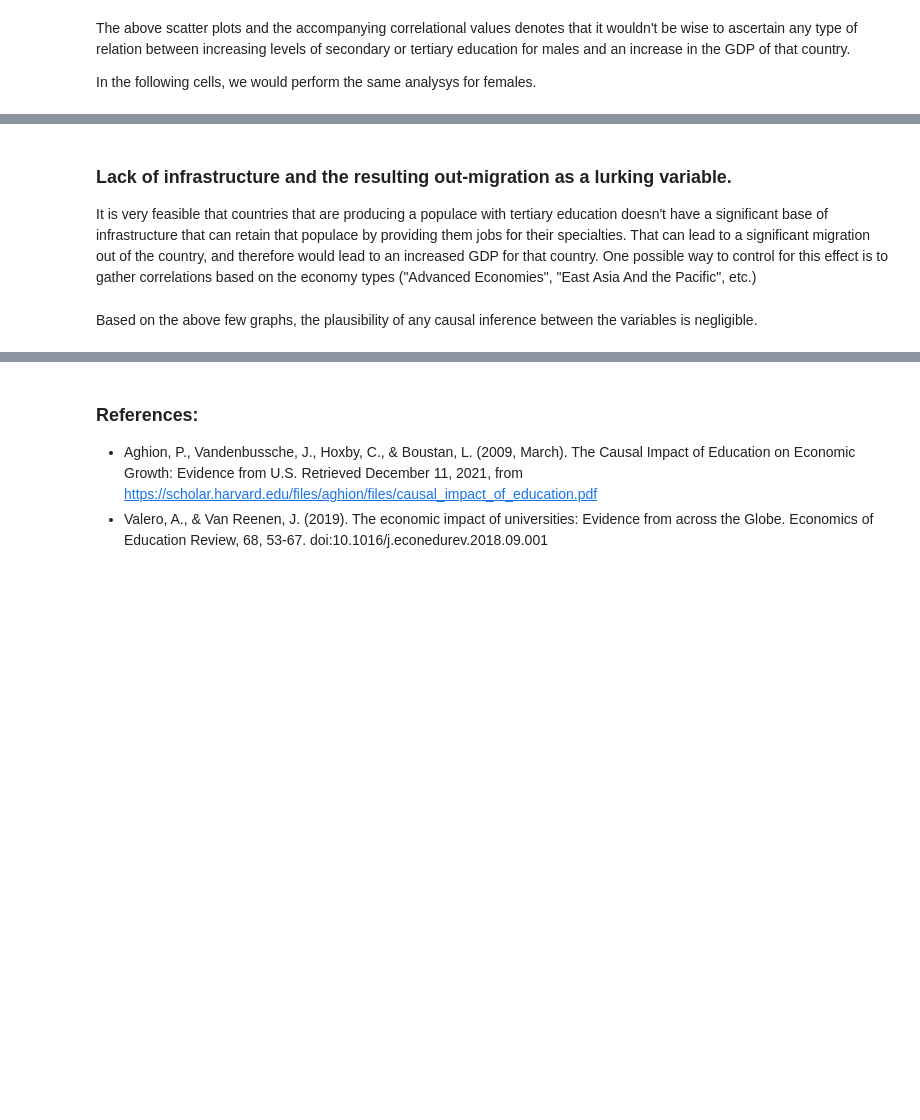
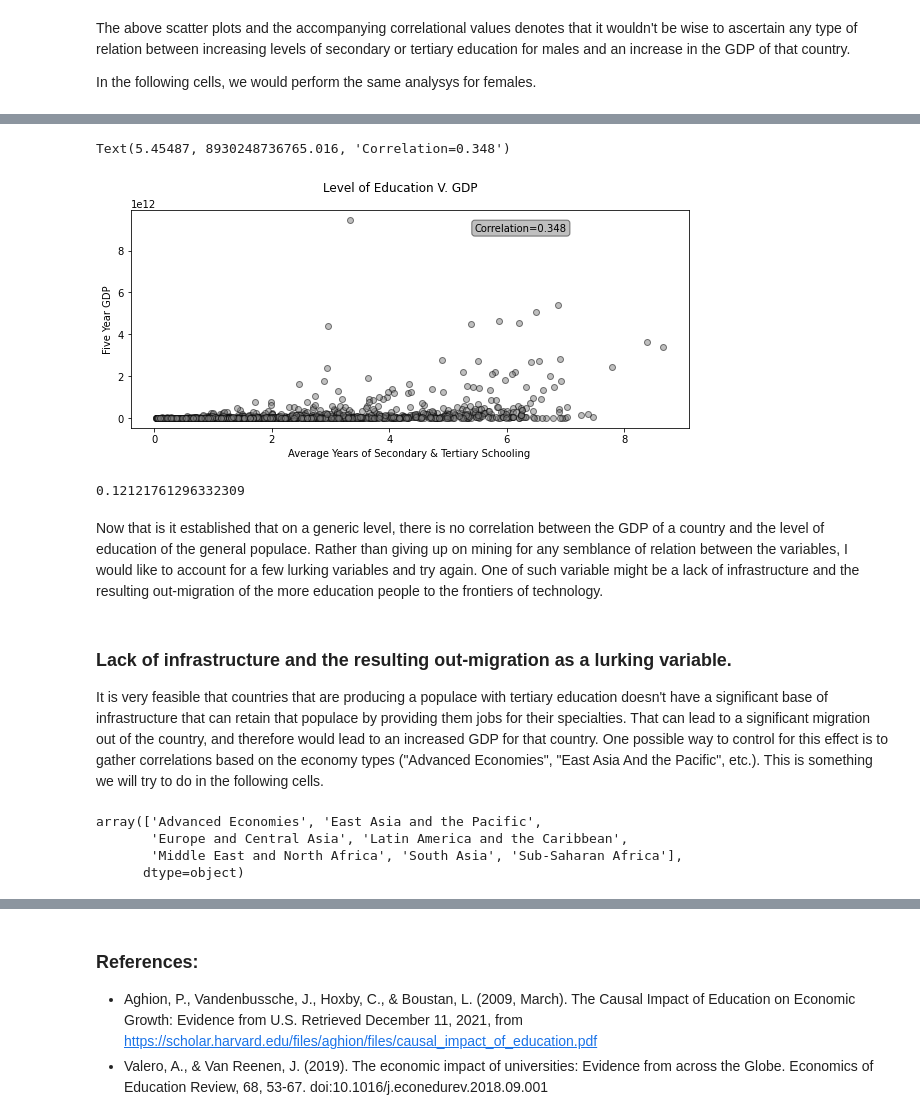
Before and after one commit to Hammad-AlQuraishi/BarroLee-Analysis, a Jupyter notebook: Barro Lee Project.ipynb, the cells around one changed output, grey strips where cells are left out. Drawn from its saved outputs; the diff is of its cells as text; code cells hidden in the pictures; blank space fills up the shorter version.

```diff
--- a/Barro Lee Project.ipynb
+++ b/Barro Lee Project.ipynb
@@ -246,6 +282,40 @@ Text(1.1629800000000001, 8930248736765.016, 'Correlation=0.339')
+# %%
+bl_GDP['Avg. Years of Secondary & Tertiary Schooling'] = bl_GDP['Avg. Years of Secondary Schooling'] + bl_GDP['Avg. Years of Tertiary Schooling']
+# %%
+avg_sec_ter_GDP = bl_GDP.corr(numeric_only=True).loc['Five Year GDP', 'Avg. Years of Secondary & Tertiary Schooling']
+
+fig, ax7 = plt.subplots(nrows=1, sharey=True, figsize=(10,4))
+
+fig.suptitle("Level of Education V. GDP")
+#Dictionary to be used for the textbox format
+props = dict(boxstyle='round', facecolor='grey', alpha=0.5)
+
+ax7.scatter(x=bl_GDP["Avg. Years of Secondary & Tertiary Schooling"], y=bl_GDP["Five Year GDP"], c='grey', edgecolor='black', alpha=0.5)
+ax7.set_xlabel("Average Years of Secondary & Tertiary Schooling")
+ax7.set_ylabel("Five Year GDP")
+
+#Setting the textbox up
+bottom7, top7 = ax7.get_ylim()
+left7, right7 = ax7.get_xlim()
+ax7.text(right7-right7*0.40, top7-top7*0.10, f"Correlation={avg_sec_ter_GDP:.3f}", bbox=props)
+# %% [output]
+Text(5.45487, 8930248736765.016, 'Correlation=0.348')
+[figure, added]
+# %%
+r_squared_STGDP = avg_sec_ter_GDP**2
+r_squared_STGDP
+# %% [output]
+0.12121761296332309
+# %% [markdown]
+Now that is it established that on a generic level, there is no correlation between the GDP of a country and the level of education of the general populace. Rather than giving up on mining for any semblance of relation between the variables, I would like to account for a few lurking variables and try again. One of such variable might be a lack of infrastructure and the resulting out-migration of the more education people to the frontiers of technology.
 # %% [markdown]
 ### Lack of infrastructure and the resulting out-migration as a lurking variable.
 
-It is very feasible that countries that are producing a populace with tertiary education doesn't have a significant base of infrastructure that can retain that populace by providing them jobs for their specialties. That can lead to a significant migration out of the country, and therefore would lead to an increased GDP for that country. One possible way to control for this effect is to gather correlations based on the economy types ("Advanced Economies", "East Asia And the Pacific", etc.)
+It is very feasible that countries that are producing a populace with tertiary education doesn't have a significant base of infrastructure that can retain that populace by providing them jobs for their specialties. That can lead to a significant migration out of the country, and therefore would lead to an increased GDP for that country. One possible way to control for this effect is to gather correlations based on the economy types ("Advanced Economies", "East Asia And the Pacific", etc.). This is something we will try to do in the following cells.
-# %% [markdown]
-Based on the above few graphs, the plausibility of any causal inference between the variables is negligible.
+# %%
+bl_GDP['Region'].unique()
+# %% [output]
+array(['Advanced Economies', 'East Asia and the Pacific',
+       'Europe and Central Asia', 'Latin America and the Caribbean',
+       'Middle East and North Africa', 'South Asia', 'Sub-Saharan Africa'],
+      dtype=object)
```
Also changed, not shown: parts of 15 cells of this notebook, 3 other files.
